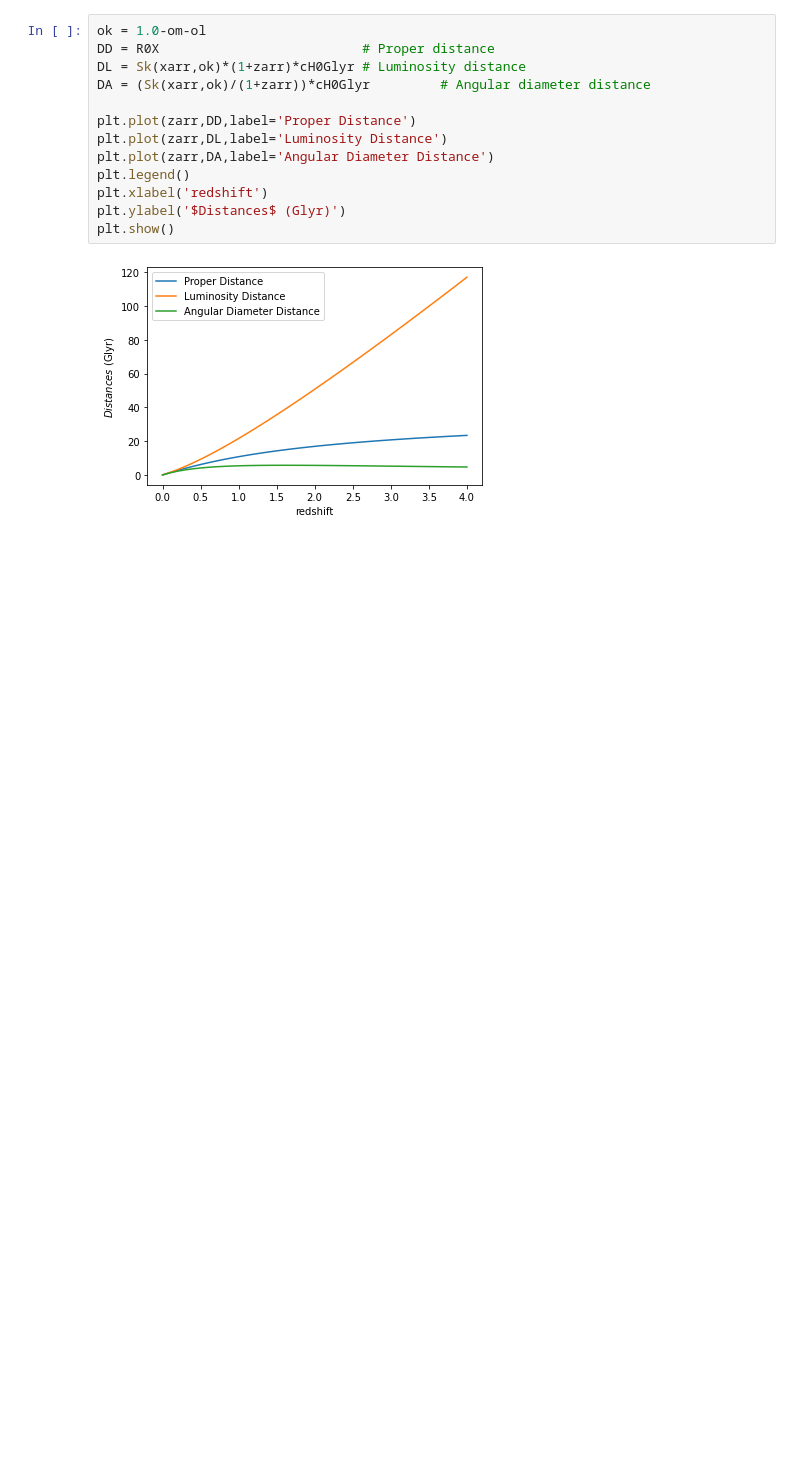
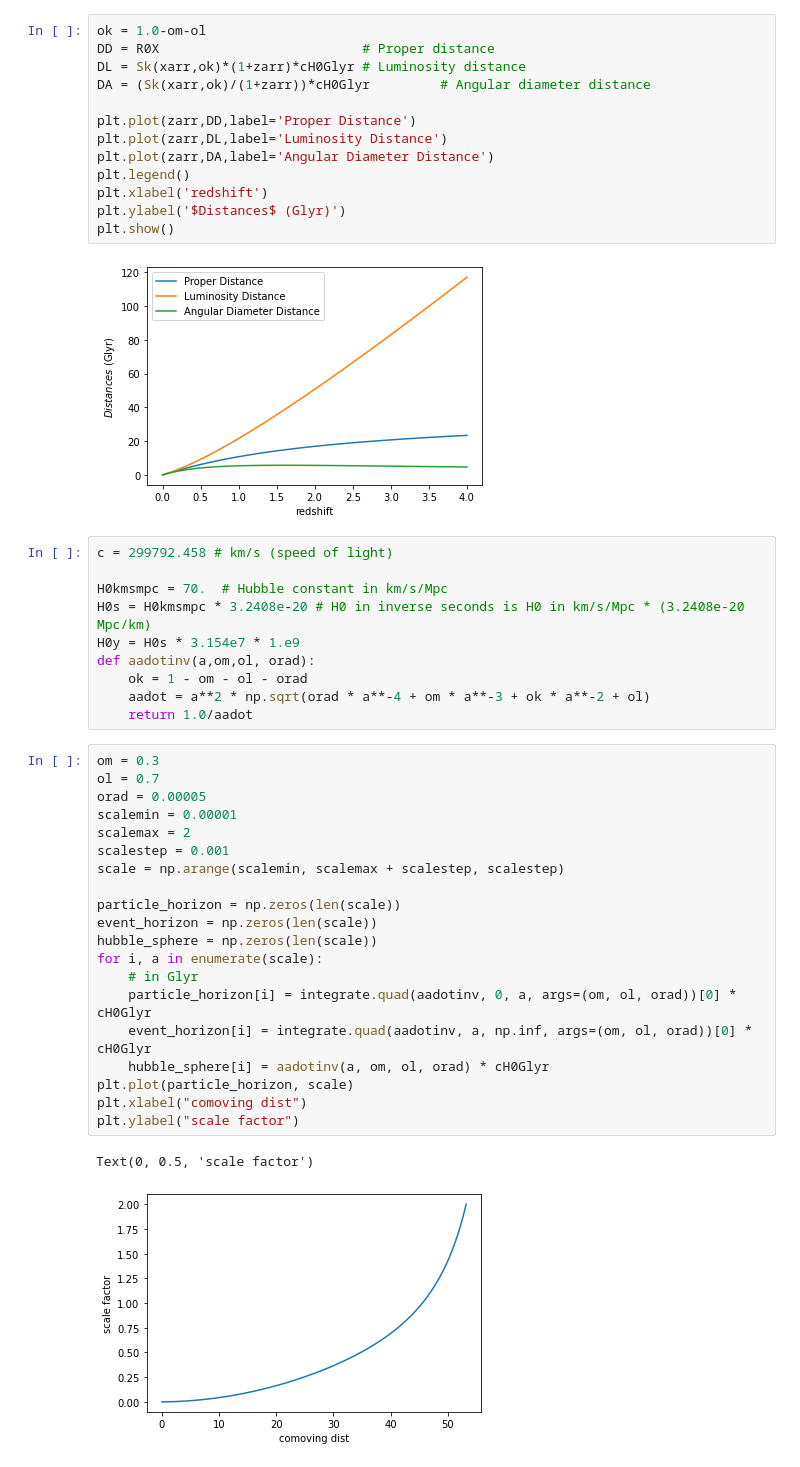
Before and after one commit to nicomii/cosmooo, a Jupyter notebook: Distances.ipynb, the cells around one changed output. Cells and saved outputs as stored; diff of their text form; blank space fills up the shorter version.

Commit message:
coving and scalefactor graph

```diff
--- a/Distances.ipynb
+++ b/Distances.ipynb
@@ -167,3 +167,36 @@ plt.ylabel('$Distances$ (Glyr)')
 plt.show()
 # %% [output]
 [figure]
+# %%
+c = 299792.458 # km/s (speed of light)
+
+H0kmsmpc = 70.  # Hubble constant in km/s/Mpc
+H0s = H0kmsmpc * 3.2408e-20 # H0 in inverse seconds is H0 in km/s/Mpc * (3.2408e-20 Mpc/km)
+H0y = H0s * 3.154e7 * 1.e9
+def aadotinv(a,om,ol, orad):
+    ok = 1 - om - ol - orad
+    aadot = a**2 * np.sqrt(orad * a**-4 + om * a**-3 + ok * a**-2 + ol)
+    return 1.0/aadot
+# %%
+om = 0.3
+ol = 0.7
+orad = 0.00005
+scalemin = 0.00001
+scalemax = 2
+scalestep = 0.001
+scale = np.arange(scalemin, scalemax + scalestep, scalestep)
+
+particle_horizon = np.zeros(len(scale))
+event_horizon = np.zeros(len(scale))
+hubble_sphere = np.zeros(len(scale))
+for i, a in enumerate(scale):
+    # in Glyr
+    particle_horizon[i] = integrate.quad(aadotinv, 0, a, args=(om, ol, orad))[0] * cH0Glyr
+    event_horizon[i] = integrate.quad(aadotinv, a, np.inf, args=(om, ol, orad))[0] * cH0Glyr
+    hubble_sphere[i] = aadotinv(a, om, ol, orad) * cH0Glyr
+plt.plot(particle_horizon, scale)
+plt.xlabel("comoving dist")
+plt.ylabel("scale factor")
+# %% [output]
+Text(0, 0.5, 'scale factor')
+[figure, added]
```
Also changed, not shown: 1 other file.
